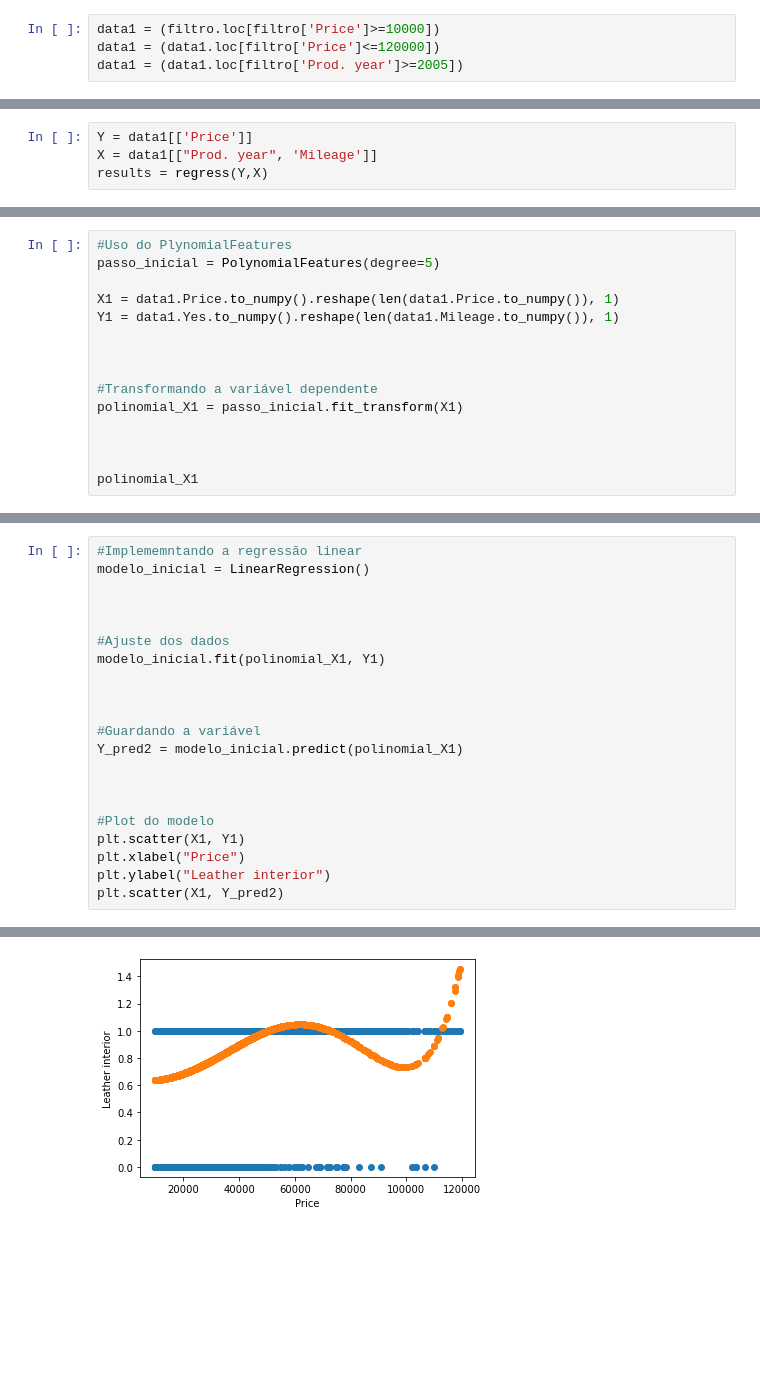
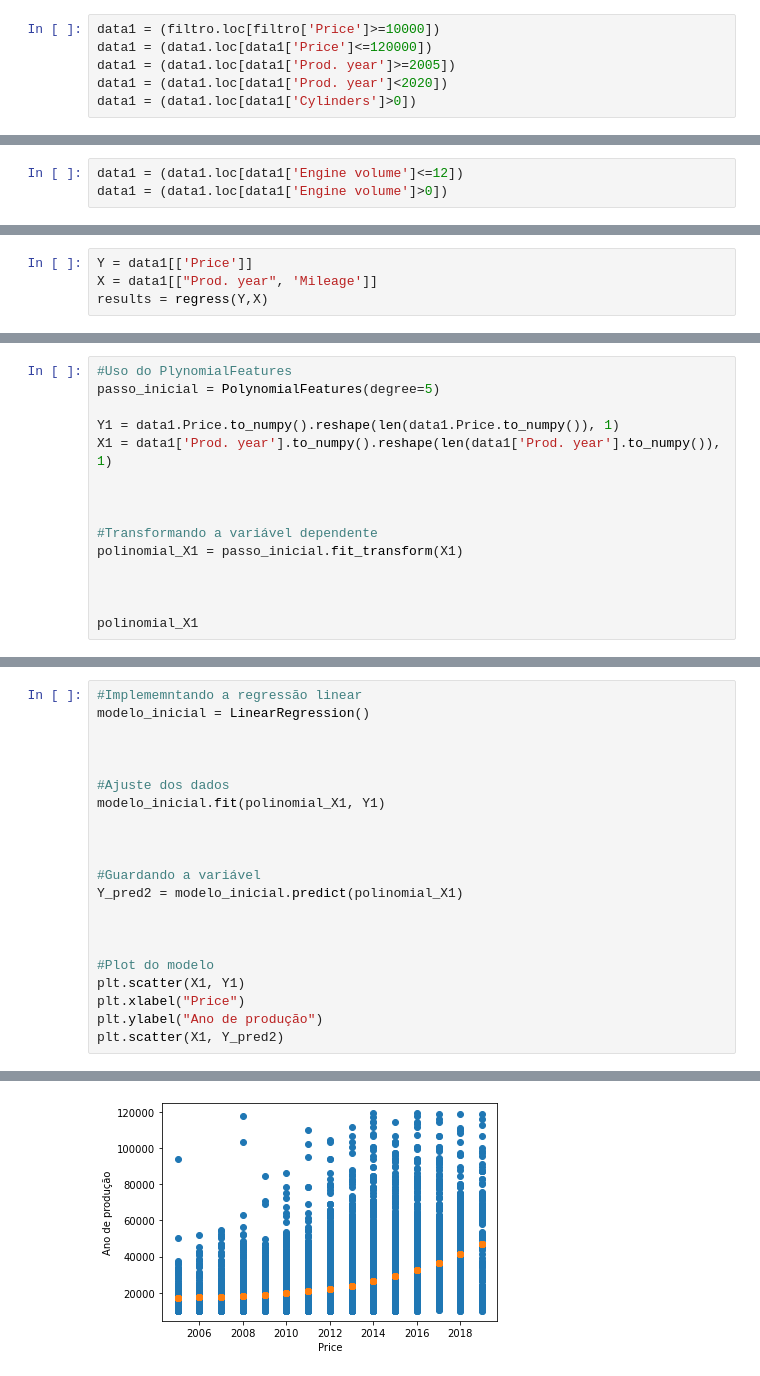
Before and after one commit to EnzoFonteyne/Projeto2CDADOS, a Jupyter notebook: Proj2cdados2021-Final.ipynb, the cells around one changed output, grey strips where cells are left out. Cells and saved outputs as stored; diff of their text form; blank space fills up the shorter version.

```diff
--- a/Proj2cdados2021-Final.ipynb
+++ b/Proj2cdados2021-Final.ipynb
@@ -153,8 +153,10 @@ filtro.describe()
 Como podemos ver alguns valores como o Preço e o ano de produção variam muito, então para melhorar o nosso código vamos restringir esse valores atendendo aos objetivos do projeto. Como queremos prever o preço de venda de um carro popular vamos começar restringindo a coluna de preço, para que tenhamos apenas carros de 10mil a 120mil dólares, o que classificamos como carros populares, além disso vamos selecionar apenas carros que foram fabricados apartir de 2005, uma vez que queremos evitar carros de colecionadores na nossa análise. Carros de colecionadores são carros antigos de alta quilometragem mas que possuem um valor alto de venda, esse tipo de veículo atrapalha a nossa análise pois são pontos muito fora da curva.
 # %%
 data1 = (filtro.loc[filtro['Price']>=10000])
-data1 = (data1.loc[filtro['Price']<=120000])
-data1 = (data1.loc[filtro['Prod. year']>=2005])
+data1 = (data1.loc[data1['Price']<=120000])
+data1 = (data1.loc[data1['Prod. year']>=2005])
+data1 = (data1.loc[data1['Prod. year']<2020])
+data1 = (data1.loc[data1['Cylinders']>0])
 # %% [markdown]
 Pronto agora já selecionamos todas as colunas e linhas com que iremos trabalhar! Agora vamos realizar a limpeza dos caractéres nessas linhas e colunas!
 # %%
@@ -216,6 +218,9 @@ Agora vamos limpar a coluna `Engine volume`, temos que limpar essa colunas pois
 # %%
 data1['Engine volume'] = data1['Engine volume'].map(lambda x: x.lstrip('+-').rstrip(' Turbo'))
 data1['Engine volume'] = data1['Engine volume'].astype('float64')
+# %%
+data1 = (data1.loc[data1['Engine volume']<=12])
+data1 = (data1.loc[data1['Engine volume']>0])
 # %% [markdown]
 Ufa! Finalmente terminamos as limpezas do nosso dataset e podemos partir para a análise exploratória! Vamos só dar mais uma olhada de como ficou o nosso dataset depois de todas essa alterações!
 # %%
@@ -538,8 +549,8 @@ plt.show()
 #Uso do PlynomialFeatures
 passo_inicial = PolynomialFeatures(degree=5)
 
-X1 = data1.Price.to_numpy().reshape(len(data1.Price.to_numpy()), 1)
-Y1 = data1.Yes.to_numpy().reshape(len(data1.Mileage.to_numpy()), 1)
+Y1 = data1.Price.to_numpy().reshape(len(data1.Price.to_numpy()), 1)
+X1 = data1['Prod. year'].to_numpy().reshape(len(data1['Prod. year'].to_numpy()), 1)
 
 
 
@@ -566,24 +577,24 @@ array([[1.00000000e+00, 1.33280000e+04, 1.77635584e+08, 2.36752706e+12,
 # %%
 #Implememntando a regressão linear
 modelo_inicial = LinearRegression()
 
 
 
 #Ajuste dos dados
 modelo_inicial.fit(polinomial_X1, Y1)
 
 
 
 #Guardando a variável
 Y_pred2 = modelo_inicial.predict(polinomial_X1)
 
 
 
 #Plot do modelo
 plt.scatter(X1, Y1)
 plt.xlabel("Price")
-plt.ylabel("Leather interior")
+plt.ylabel("Ano de produção")
 plt.scatter(X1, Y_pred2)
 # %% [output]
 <matplotlib.collections.PathCollection at 0x...>
-[figure, old version]
+[figure, new version]
```
Also changed, not shown: parts of 53 cells of this notebook.
